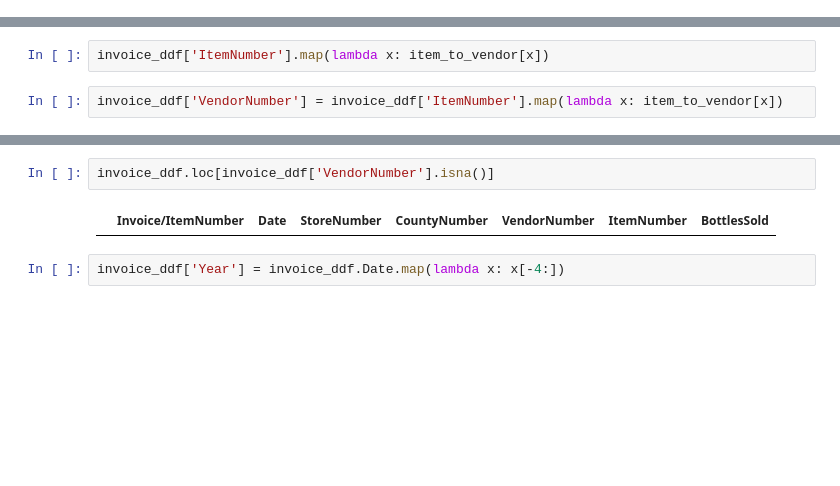
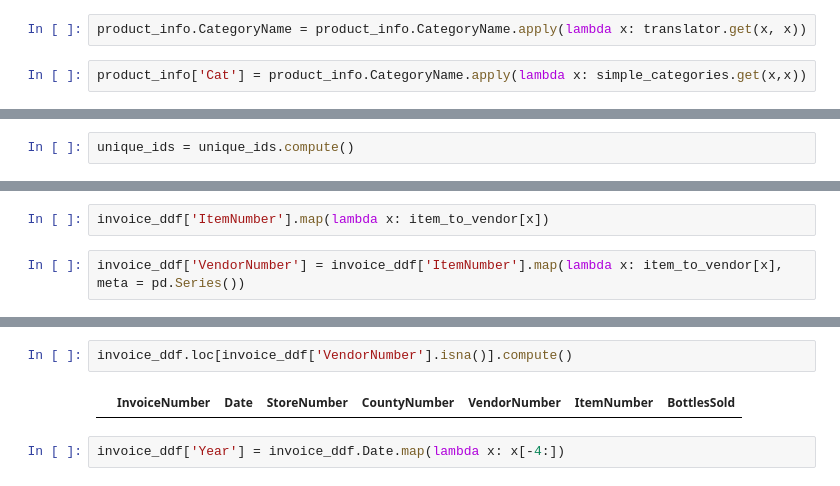
Before and after one commit to saudino480/liquor_capstone_ex, a Jupyter notebook: EDA_product.ipynb, the cells around one changed output, grey strips where cells are left out. Cells and saved outputs as stored; diff of their text form; blank space fills up the shorter version.

Commit message:
Added Simplified Categories in the product DB

```diff
--- a/EDA_product.ipynb
+++ b/EDA_product.ipynb
@@ -29,0 +192,4 @@ product_info.loc[1863, 'ItemNumber'] = '9904631'
+# %%
+product_info.CategoryName = product_info.CategoryName.apply(lambda x: translator.get(x, x))
+# %%
+product_info['Cat'] = product_info.CategoryName.apply(lambda x: simple_categories.get(x,x))
@@ -73,6 +245,8 @@ item_to_vendor['1618'] = 55
 # type fixing so we don't get owned later w/ the comparison
 continuing_product = product_info.ItemNumber.unique().astype(str)
 unique_ids = invoice_ddf.ItemNumber.unique().astype(str)
+# %%
+unique_ids = unique_ids.compute()
 # %%
 discontinued = list(set(unique_ids) - set(continuing_product))
 # %%
@@ -112,4 +286,4 @@ invoice_ddf.shape[0]
 # %%
 invoice_ddf['ItemNumber'].map(lambda x: item_to_vendor[x])
 # %%
-invoice_ddf['VendorNumber'] = invoice_ddf['ItemNumber'].map(lambda x: item_to_vendor[x])
+invoice_ddf['VendorNumber'] = invoice_ddf['ItemNumber'].map(lambda x: item_to_vendor[x], meta = pd.Series())
@@ -116,7 +302,7 @@ invoice_ddf['VendorNumber'] = invoice_ddf['ItemNumber'].map(lambda x: item_to_ve
 # %%
-invoice_ddf.loc[invoice_ddf['VendorNumber'].isna()]
+invoice_ddf.loc[invoice_ddf['VendorNumber'].isna()].compute()
 # %% [output]
-|  | Invoice/ItemNumber | Date | StoreNumber | CountyNumber | VendorNumber | ItemNumber | BottlesSold |
+|  | InvoiceNumber | Date | StoreNumber | CountyNumber | VendorNumber | ItemNumber | BottlesSold |
 # %%
 invoice_ddf['Year'] = invoice_ddf.Date.map(lambda x: x[-4:])
 # %%
```
Also changed, not shown: parts of 46 cells of this notebook, 1 other file.
